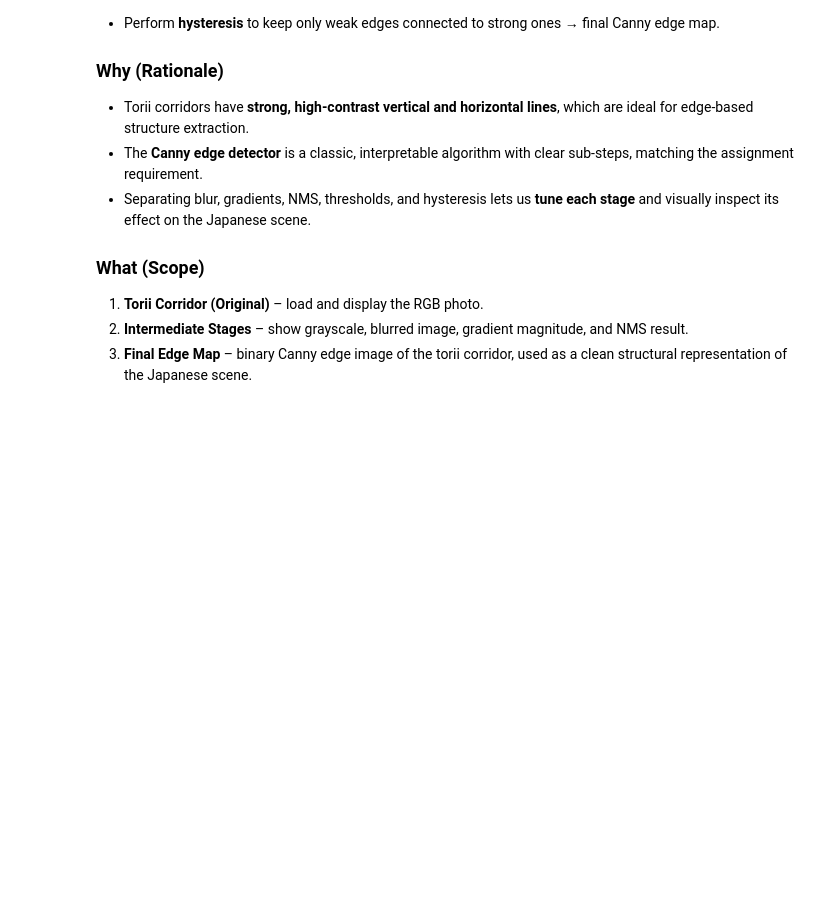
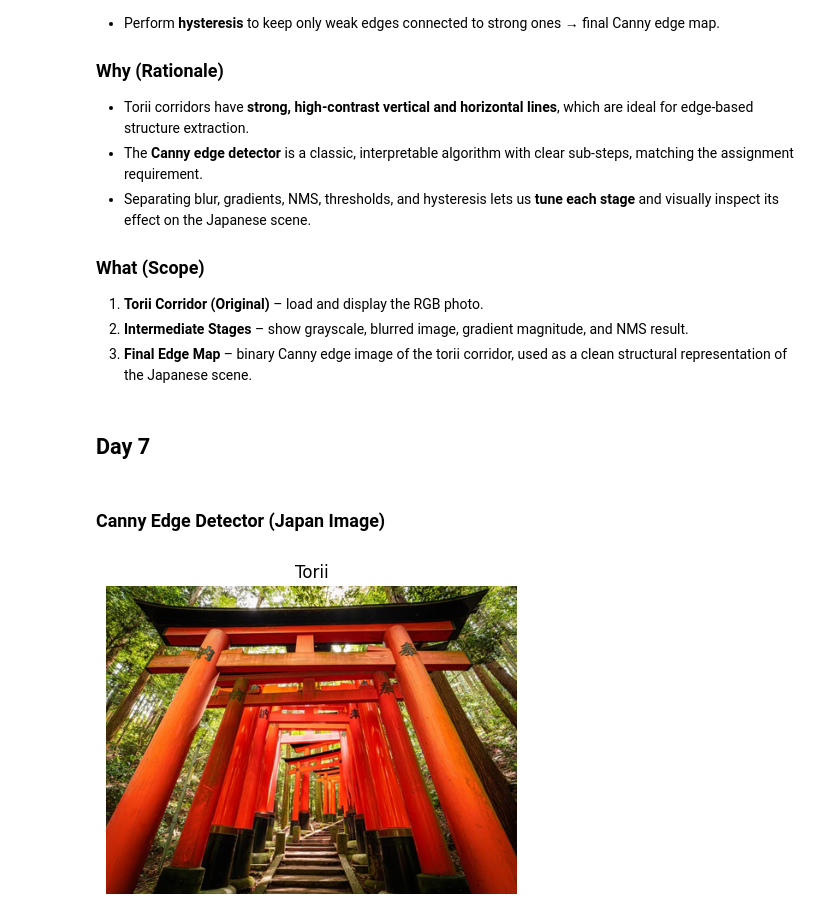
Before and after one commit to infamousperi/GBSV_MC, a Jupyter notebook: MC2/Algorithms_for_Pattern_Detection.ipynb, the cells around one changed output. Cells and saved outputs as stored; diff of their text form; code cells hidden in the pictures; blank space fills up the shorter version.

```diff
--- a/MC2/Algorithms_for_Pattern_Detection.ipynb
+++ b/MC2/Algorithms_for_Pattern_Detection.ipynb
@@ -22,0 +47,19 @@ def show(img, title="", cmap="gray"):
+# %%
+def load_rgb(path: str, dummy: bool=False, size: tuple[int,int]=(720,1080)) -> np.ndarray:
+    if os.path.exists(path) and not dummy:
+        img_bgr = cv2.imread(path, cv2.IMREAD_COLOR)
+        if img_bgr is None:
+            dummy = True
+        else:
+            return cv2.cvtColor(img_bgr, cv2.COLOR_BGR2RGB)
+    # dummy: colorful gradient + noise
+    h, w = size
+    y = np.linspace(0, 1, h)[:,None]
+    x = np.linspace(0, 1, w)[None,:]
+    r = x
+    g = y
+    b = 1 - 0.5*(x+y)
+    img = np.stack([r,g,b], axis=2)
+    img += 0.05*np.random.RandomState(42).randn(h,w,3)
+    img = np.clip(img, 0, 1)
+    return (img*255).astype(np.uint8)
@@ -236,3 +283,16 @@ We want a **geometry-focused edge map** that keeps the main gate and path contou
 1. **Torii Corridor (Original)** – load and display the RGB photo.
 2. **Intermediate Stages** – show grayscale, blurred image, gradient magnitude, and NMS result.
 3. **Final Edge Map** – binary Canny edge image of the torii corridor, used as a clean structural representation of the Japanese scene.
+# %% [markdown]
+## Day 7
+# %% [markdown]
+### Canny Edge Detector (Japan Image)
+# %%
+TORII_PATH = "Data/Torii_Gates.png"
+img_torii = load_rgb(TORII_PATH)
+
+save_rgb('images/torii.jpg', img_torii)
+# %%
+plt.figure(figsize=(6,4)); plt.imshow(img_torii); plt.title("Torii"); plt.axis("off"); plt.show()
+# %% [output]
+[figure, added]
```
Also changed, not shown: parts of 18 cells of this notebook.
